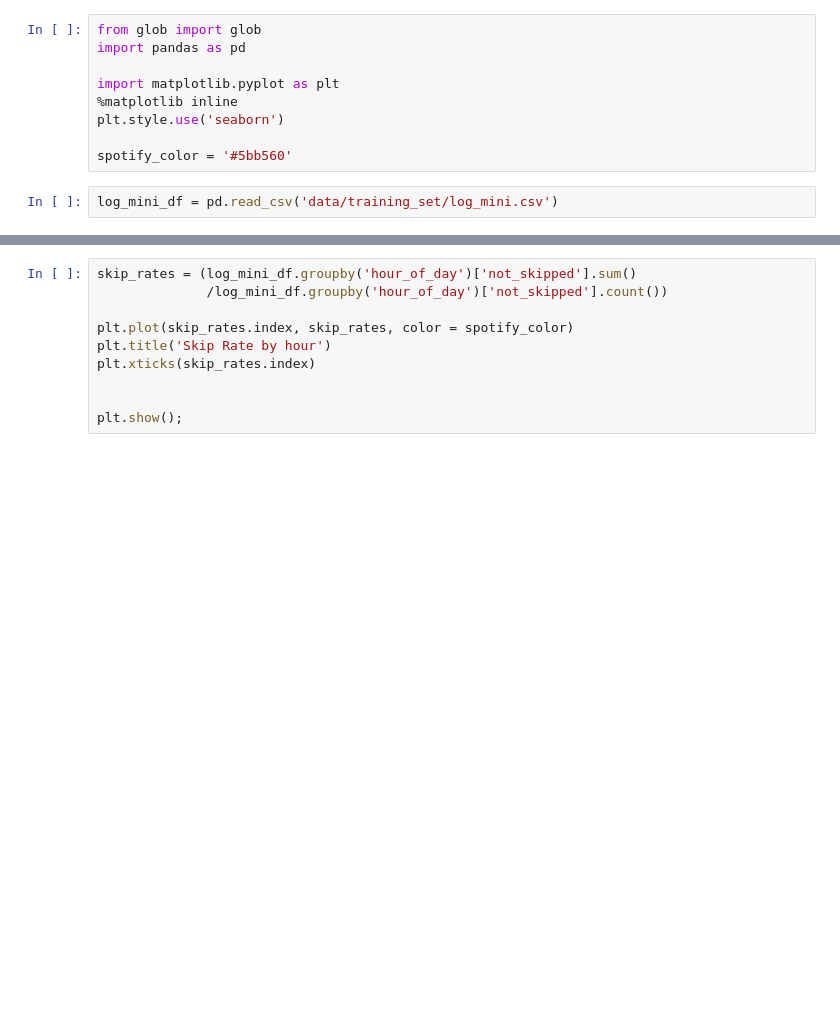
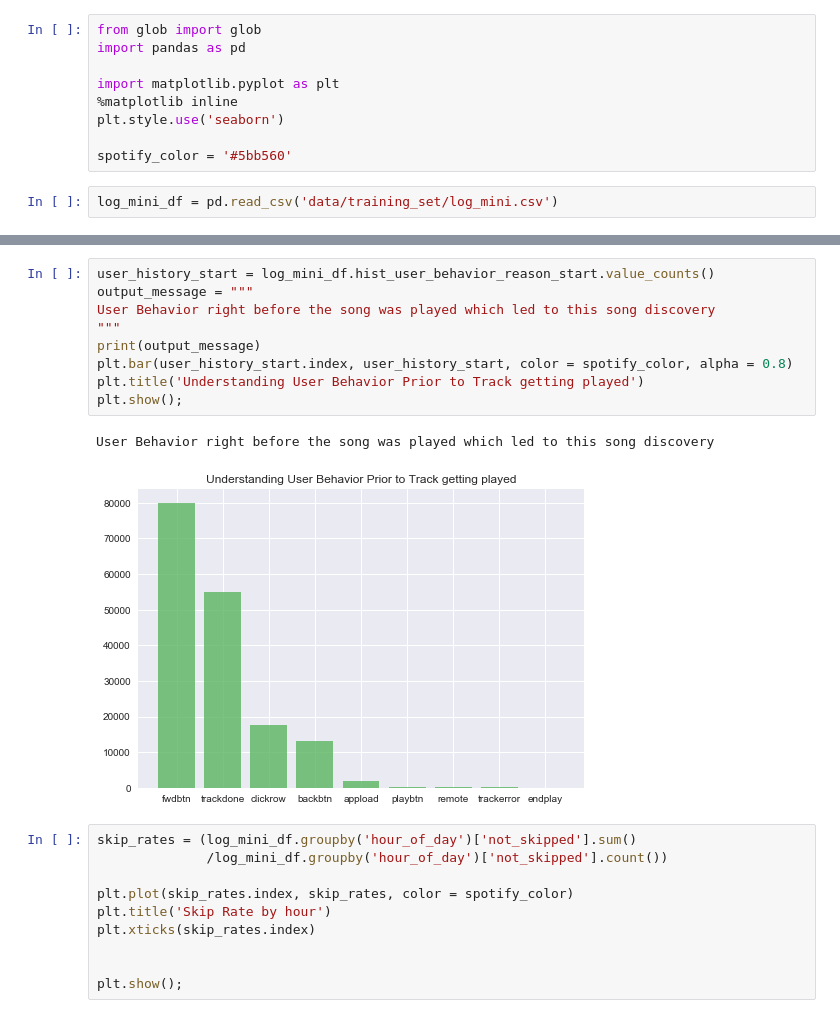
Before and after one commit to cjenniferwong/spotify_skip_predictor, a Jupyter notebook: initial_analysis_jennwong.ipynb, the cells around one changed output, grey strips where cells are left out. Saved outputs shown, nothing was run; the diff lists cells and outputs as text; blank space fills up the shorter version.

```diff
--- a/initial_analysis_jennwong.ipynb
+++ b/initial_analysis_jennwong.ipynb
@@ -32,3 +35,15 @@ memory usage: 20.2+ MB
+# %%
+user_history_start = log_mini_df.hist_user_behavior_reason_start.value_counts()
+output_message = """
+User Behavior right before the song was played which led to this song discovery
+"""
+print(output_message)
+plt.bar(user_history_start.index, user_history_start, color = spotify_color, alpha = 0.8)
+plt.title('Understanding User Behavior Prior to Track getting played')
+plt.show();
+# %% [output]
+User Behavior right before the song was played which led to this song discovery
+[figure, added]
 # %%
 skip_rates = (log_mini_df.groupby('hour_of_day')['not_skipped'].sum()
               /log_mini_df.groupby('hour_of_day')['not_skipped'].count())
```
Also changed, not shown: parts of 6 cells of this notebook.
